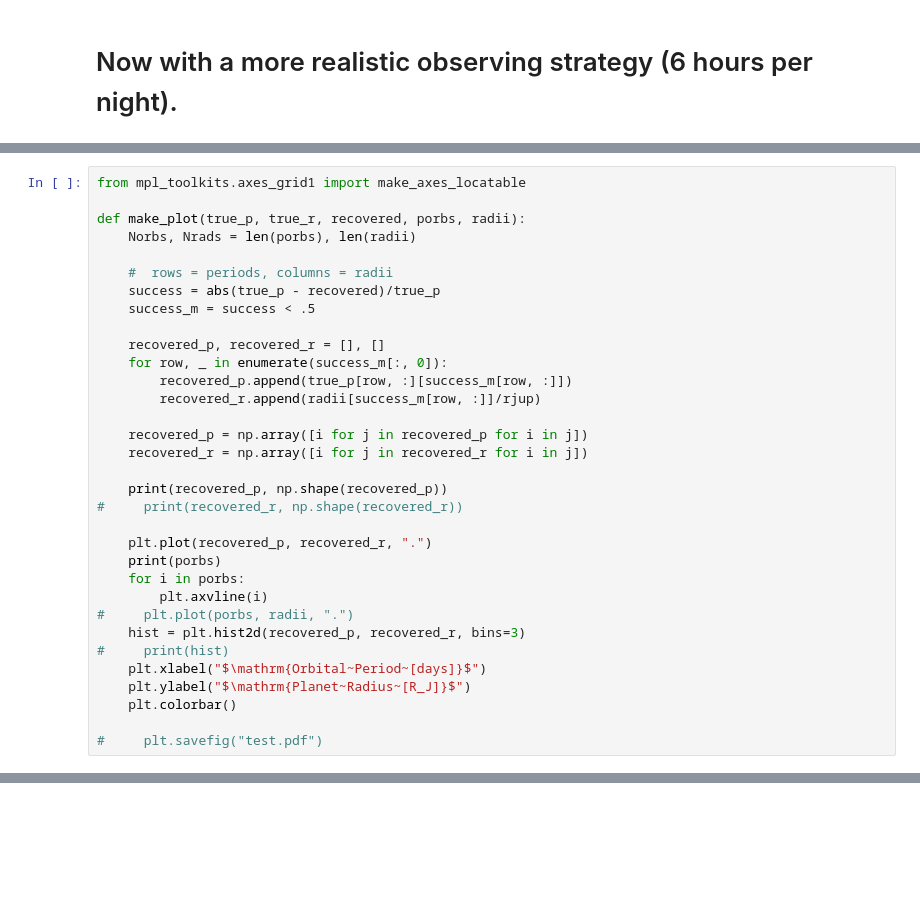
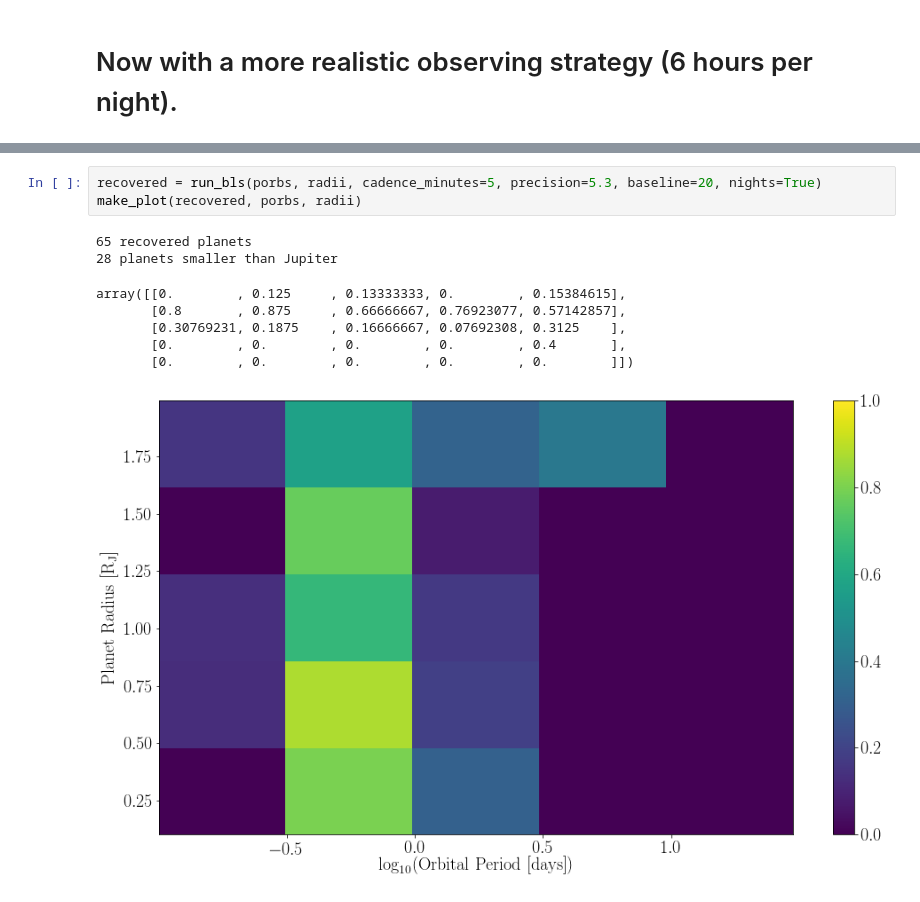
Before and after one commit to RuthAngus/extragalactic-exoplanets, a Jupyter notebook: Proof-of-concept.ipynb, the cells around one changed output, grey strips where cells are left out. Cells and saved outputs as stored; diff of their text form; blank space fills up the shorter version.

```diff
--- a/Proof-of-concept.ipynb
+++ b/Proof-of-concept.ipynb
@@ -402,33 +415,0 @@ recovered, true_p = run_bls(porbs, radii)
-# %%
-from mpl_toolkits.axes_grid1 import make_axes_locatable
-
-def make_plot(true_p, true_r, recovered, porbs, radii):
-    Norbs, Nrads = len(porbs), len(radii)
-
-    #  rows = periods, columns = radii
-    success = abs(true_p - recovered)/true_p
-    success_m = success < .5
-
-    recovered_p, recovered_r = [], []
-    for row, _ in enumerate(success_m[:, 0]):
-        recovered_p.append(true_p[row, :][success_m[row, :]])
-        recovered_r.append(radii[success_m[row, :]]/rjup)
-
-    recovered_p = np.array([i for j in recovered_p for i in j])
-    recovered_r = np.array([i for j in recovered_r for i in j])
-
-    print(recovered_p, np.shape(recovered_p))
-#     print(recovered_r, np.shape(recovered_r))
-
-    plt.plot(recovered_p, recovered_r, ".")
-    print(porbs)
-    for i in porbs:
-        plt.axvline(i)
-#     plt.plot(porbs, radii, ".")
-    hist = plt.hist2d(recovered_p, recovered_r, bins=3)
-#     print(hist)
-    plt.xlabel("$\mathrm{Orbital~Period~[days]}$")
-    plt.ylabel("$\mathrm{Planet~Radius~[R_J]}$")
-    plt.colorbar()
-
-#     plt.savefig("test.pdf")
@@ -442,0 +424,12 @@ make_plot(true_p, true_r, recovered, porbs, radii)
+# %%
+recovered = run_bls(porbs, radii, cadence_minutes=5, precision=5.3, baseline=20, nights=True)
+make_plot(recovered, porbs, radii)
+# %% [output]
+65 recovered planets
+28 planets smaller than Jupiter
+array([[0.        , 0.125     , 0.13333333, 0.        , 0.15384615],
+       [0.8       , 0.875     , 0.66666667, 0.76923077, 0.57142857],
+       [0.30769231, 0.1875    , 0.16666667, 0.07692308, 0.3125    ],
+       [0.        , 0.        , 0.        , 0.        , 0.4       ],
+       [0.        , 0.        , 0.        , 0.        , 0.        ]])
+[figure, added]
```
Also changed, not shown: parts of 16 cells of this notebook, 1 other file.
